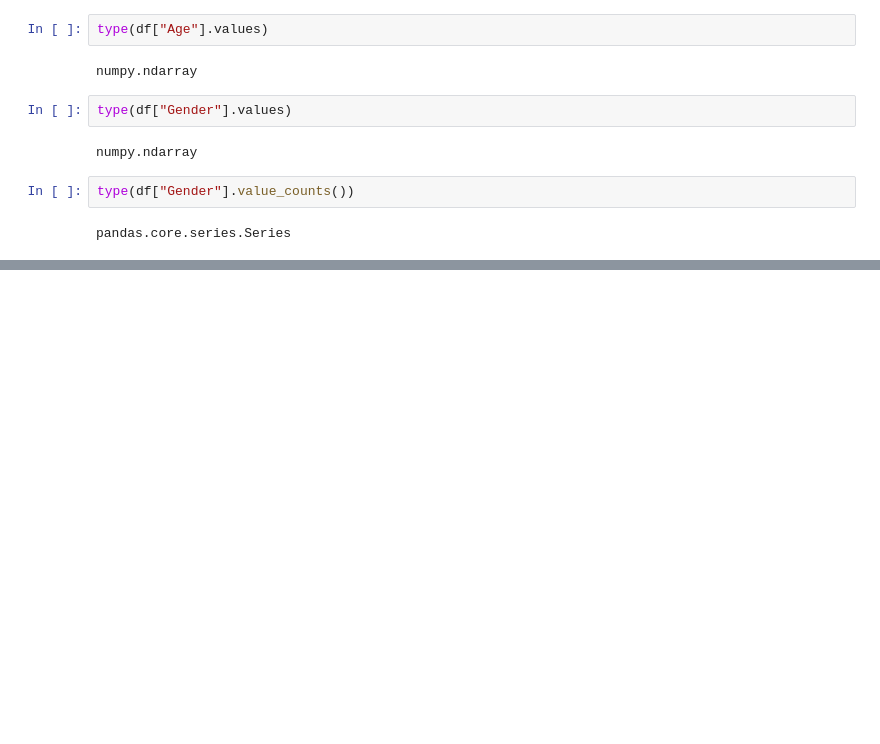
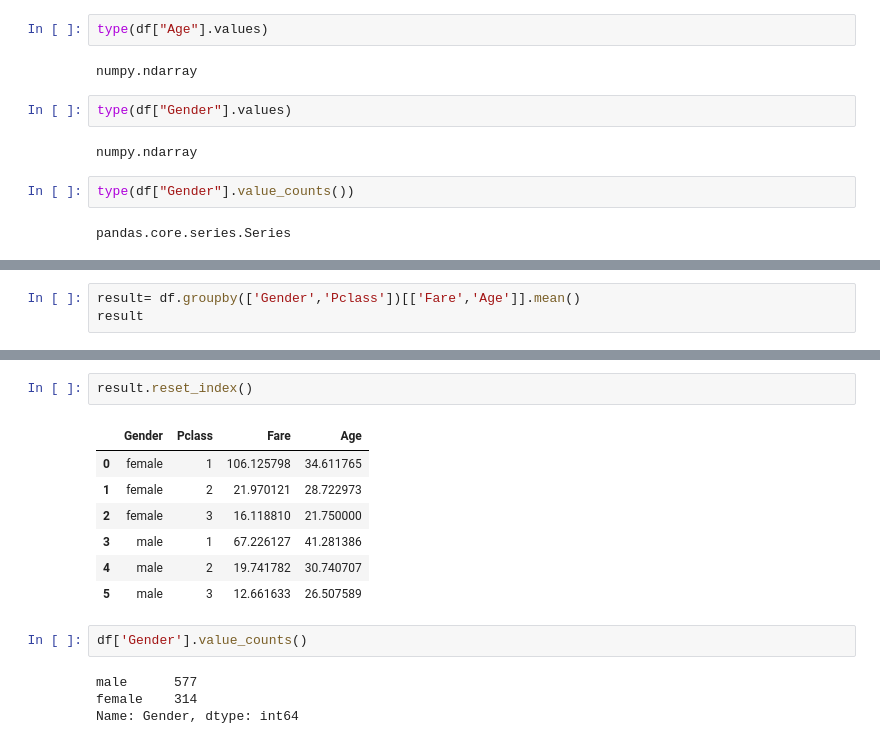
Before and after one commit to demohari/pandas, a Jupyter notebook: pandas.ipynb, the cells around one changed output, grey strips where cells are left out. Cells and saved outputs as stored; diff of their text form; blank space fills up the shorter version.

```diff
--- a/pandas.ipynb
+++ b/pandas.ipynb
@@ -404,0 +433,3 @@ pandas.core.series.Series
+# %%
+result= df.groupby(['Gender','Pclass'])[['Fare','Age']].mean()
+result
@@ -404,0 +445,16 @@ pandas.core.series.Series
+# %%
+result.reset_index()
+# %% [output]
+|  | Gender | Pclass | Fare | Age |
+| 0 | female | 1 | 106.125798 | 34.611765 |
+| 1 | female | 2 | 21.970121 | 28.722973 |
+| 2 | female | 3 | 16.118810 | 21.750000 |
+| 3 | male | 1 | 67.226127 | 41.281386 |
+| 4 | male | 2 | 19.741782 | 30.740707 |
+| 5 | male | 3 | 12.661633 | 26.507589 |
+# %%
+df['Gender'].value_counts()
+# %% [output]
+male      577
+female    314
+Name: Gender, dtype: int64
```
Also changed, not shown: parts of 24 cells of this notebook, 1 other file.
